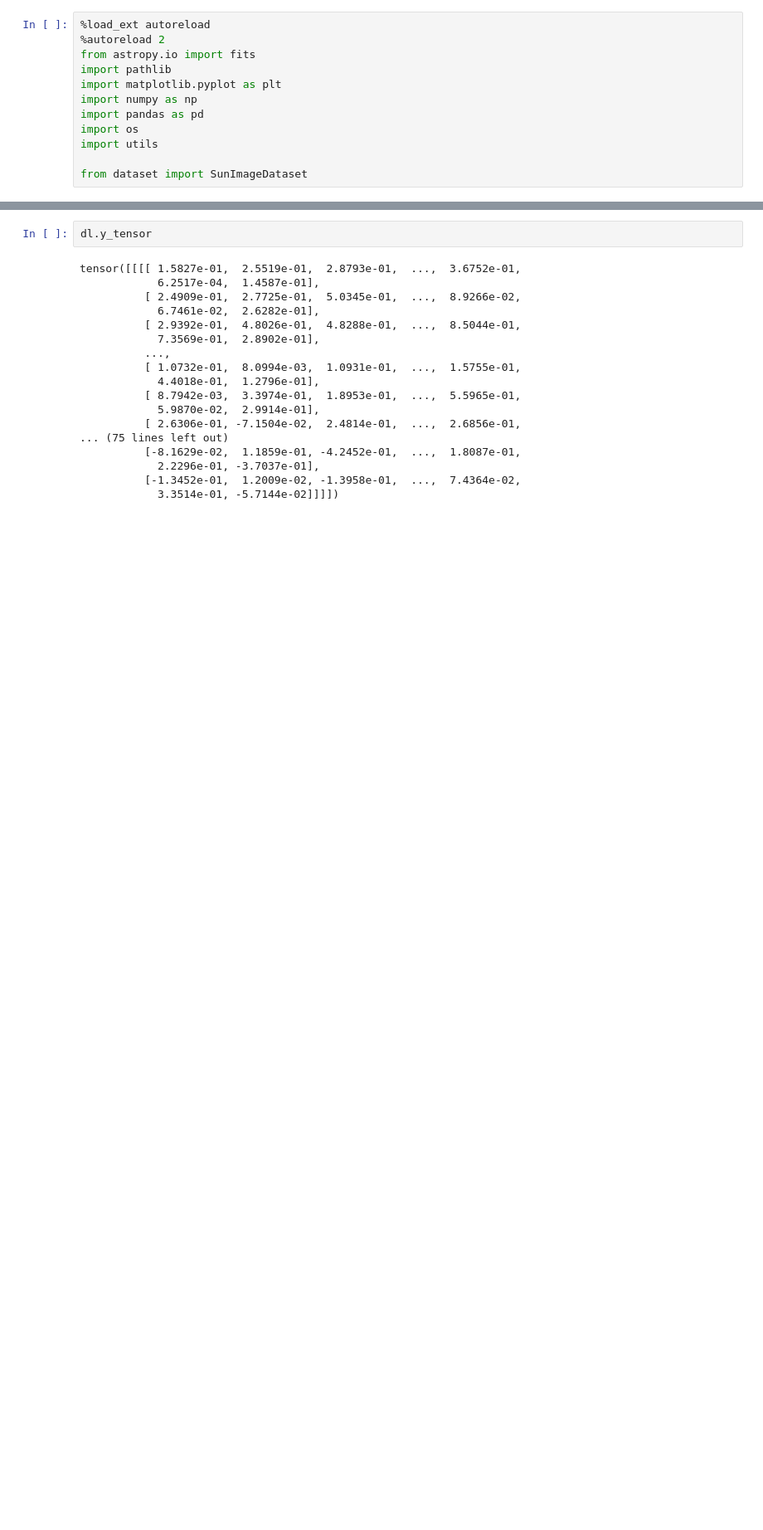
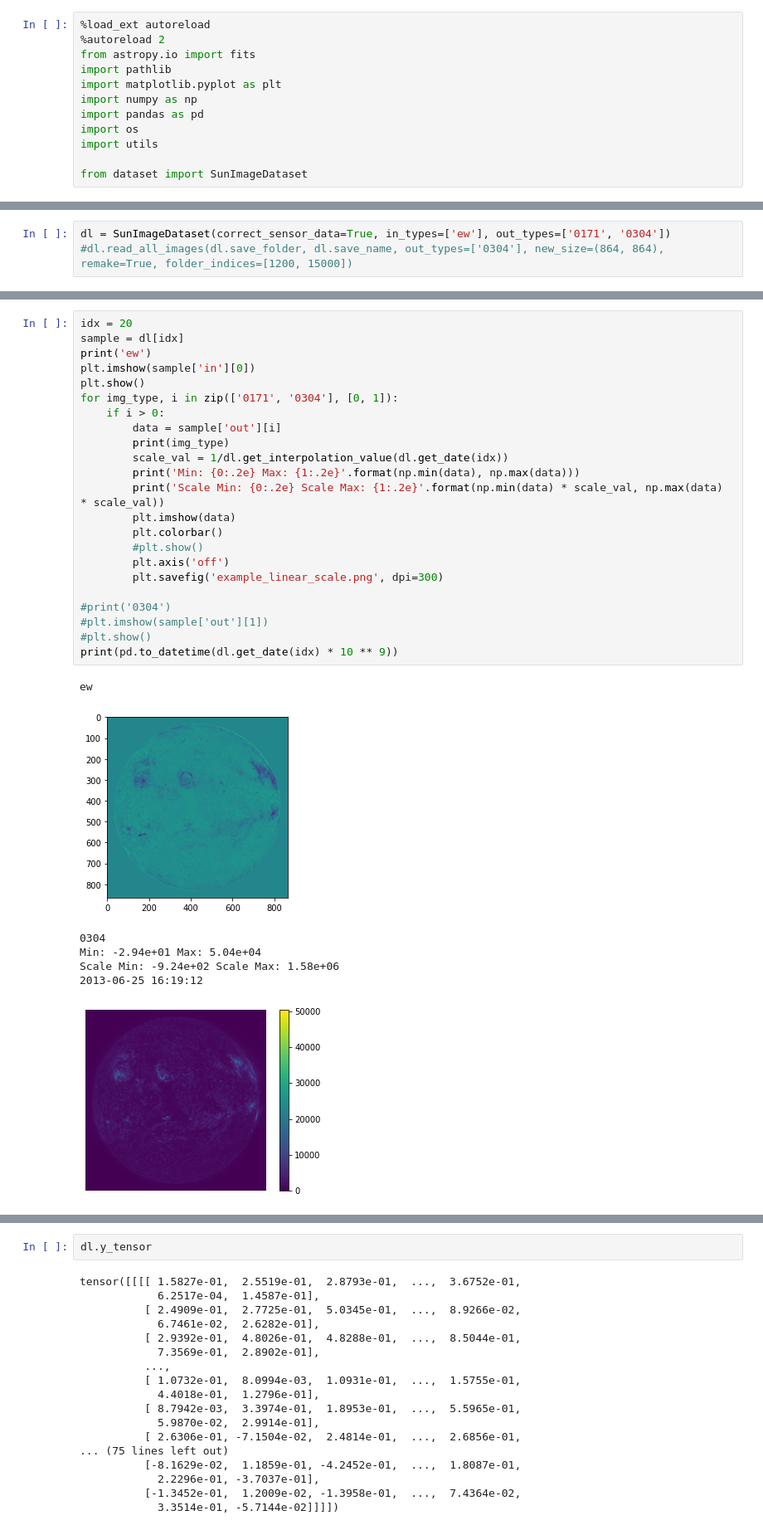
Before and after one commit to Pineci/sun-net, a Jupyter notebook: notebooks/test_dataloader.ipynb, the cells around one changed output, grey strips where cells are left out. Shown at 83% size. Cells and saved outputs as stored; diff of their text form; blank space fills up the shorter version.

```diff
--- a/notebooks/test_dataloader.ipynb
+++ b/notebooks/test_dataloader.ipynb
@@ -17,0 +17,3 @@ print(dl.x_data.shape)
+# %%
+dl = SunImageDataset(correct_sensor_data=True, in_types=['ew'], out_types=['0171', '0304'])
+#dl.read_all_images(dl.save_folder, dl.save_name, out_types=['0304'], new_size=(864, 864), remake=True, folder_indices=[1200, 15000])
@@ -17,0 +34,31 @@ print(dl.x_data.shape)
+# %%
+idx = 20
+sample = dl[idx]
+print('ew')
+plt.imshow(sample['in'][0])
+plt.show()
+for img_type, i in zip(['0171', '0304'], [0, 1]):
+    if i > 0:
+        data = sample['out'][i]
+        print(img_type)
+        scale_val = 1/dl.get_interpolation_value(dl.get_date(idx))
+        print('Min: {0:.2e} Max: {1:.2e}'.format(np.min(data), np.max(data)))
+        print('Scale Min: {0:.2e} Scale Max: {1:.2e}'.format(np.min(data) * scale_val, np.max(data) * scale_val))
+        plt.imshow(data)
+        plt.colorbar()
+        #plt.show()
+        plt.axis('off')
+        plt.savefig('example_linear_scale.png', dpi=300)
+
+#print('0304')
+#plt.imshow(sample['out'][1])
+#plt.show()
+print(pd.to_datetime(dl.get_date(idx) * 10 ** 9))
+# %% [output]
+ew
+[figure, added]
+0304
+Min: -2.94e+01 Max: 5.04e+04
+Scale Min: -9.24e+02 Scale Max: 1.58e+06
+2013-06-25 16:19:12
+[figure, added]
```
Also changed, not shown: parts of 13 cells of this notebook, 9 other files.
